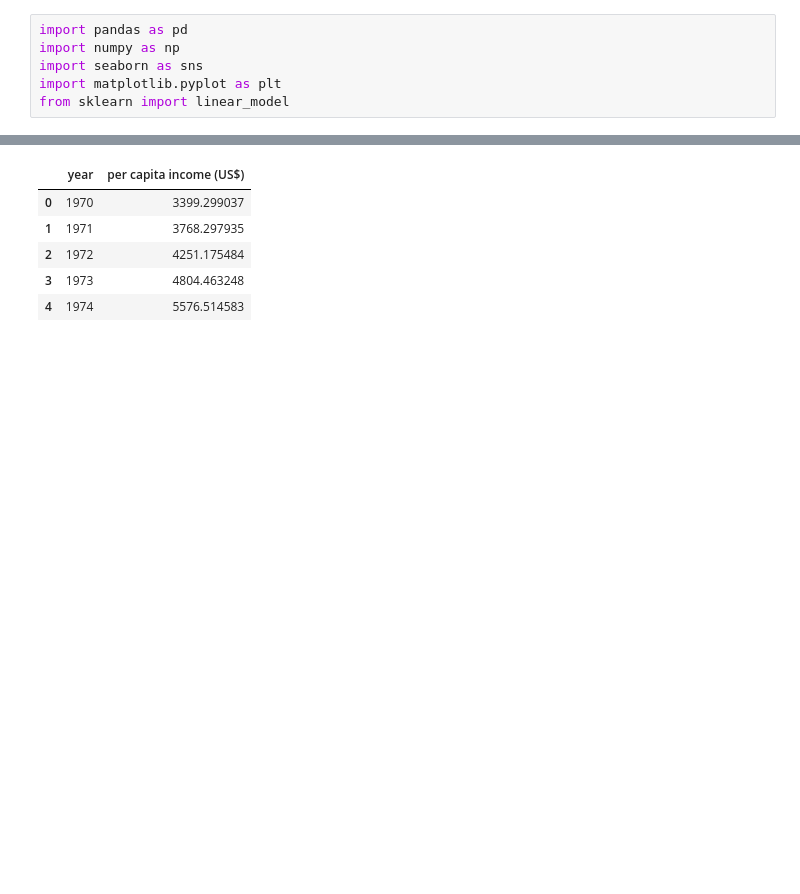
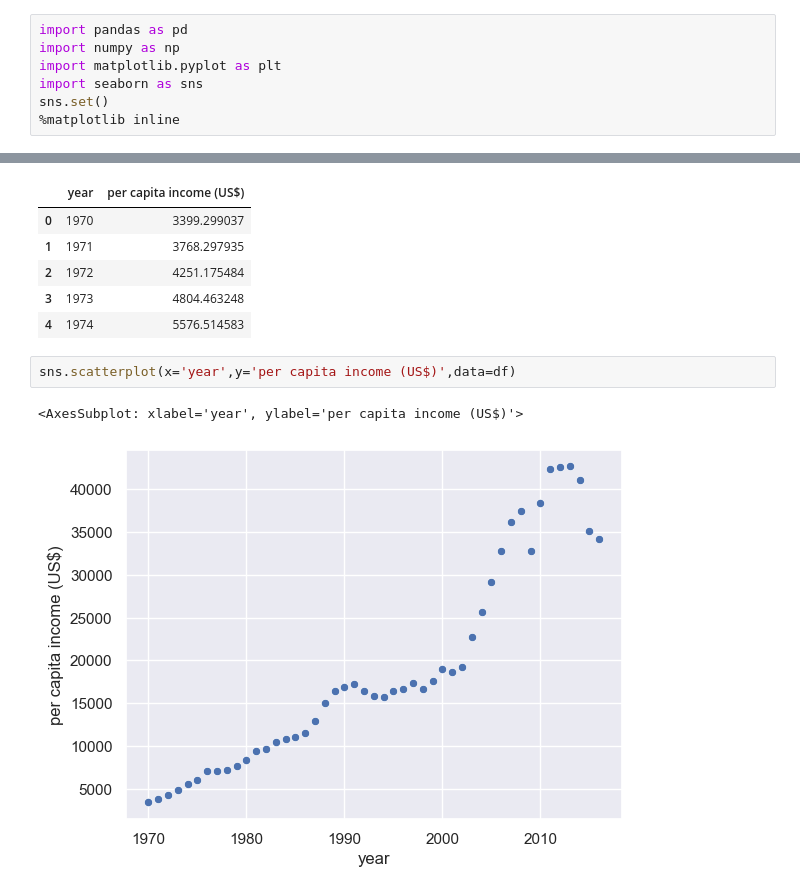
Before and after one commit to Tayyab885/ML, a Jupyter notebook: 1. Linear Regression (Single Variable)/Exercise/prac.ipynb, the cells around one changed output, grey strips where cells are left out. Saved outputs shown, nothing was run; the diff lists cells and outputs as text; blank space fills up the shorter version.

```diff
--- a/1. Linear Regression (Single Variable)/Exercise/prac.ipynb
+++ b/1. Linear Regression (Single Variable)/Exercise/prac.ipynb
@@ -1,9 +1,10 @@
 # %%
 import pandas as pd
 import numpy as np
+import matplotlib.pyplot as plt
 import seaborn as sns
-import matplotlib.pyplot as plt
-from sklearn import linear_model
+sns.set()
+%matplotlib inline
 # %%
 df = pd.read_csv('canada_per_capita_income.csv')
 df.head()
@@ -14,3 +15,8 @@ df.head()
 | 2 | 1972 | 4251.175484 |
 | 3 | 1973 | 4804.463248 |
 | 4 | 1974 | 5576.514583 |
+# %%
+sns.scatterplot(x='year',y='per capita income (US$)',data=df)
+# %% [output]
+<AxesSubplot: xlabel='year', ylabel='per capita income (US$)'>
+[figure, added]
```
Also changed, not shown: parts of 12 cells of this notebook, 17 other files.
